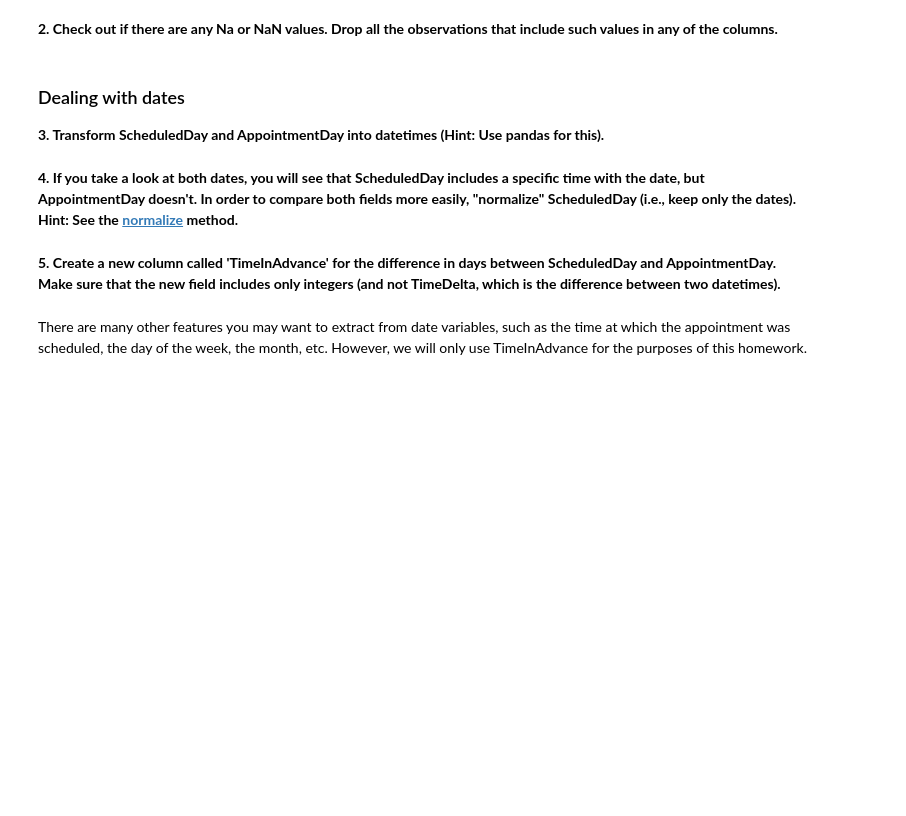
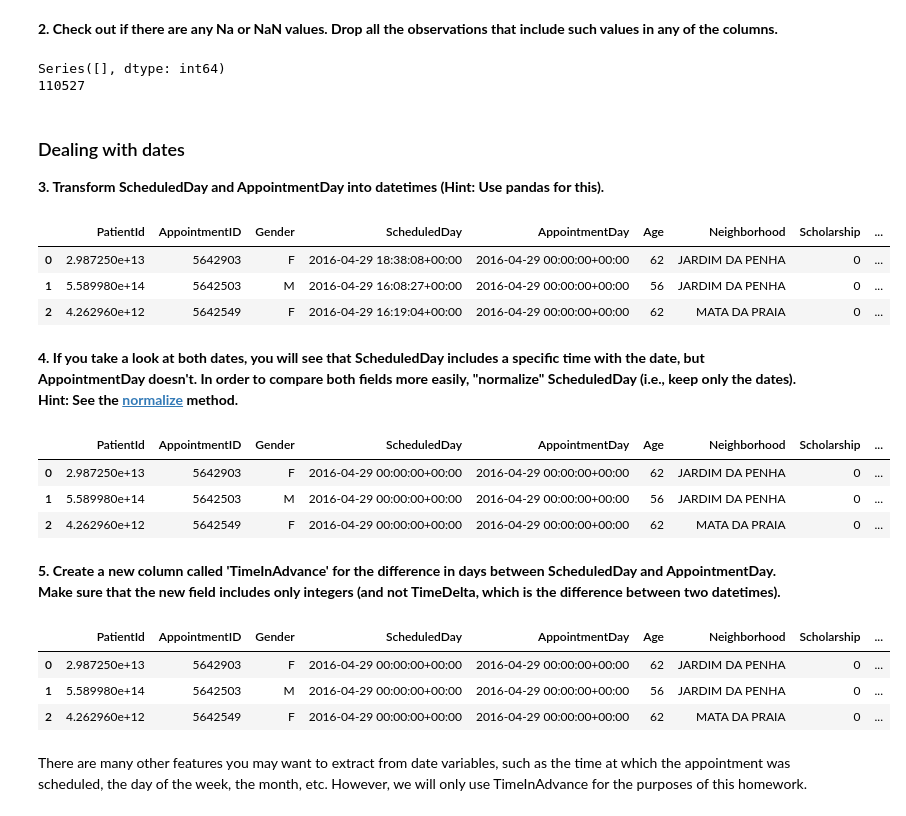
Before and after one commit to HanquanL/DS-Tech-2026spring, a Jupyter notebook: Homeworks/HW_2.ipynb, the cells around one changed output. Saved outputs shown, nothing was run; the diff lists cells and outputs as text; code cells hidden in the pictures; blank space fills up the shorter version.

```diff
--- a/Homeworks/HW_2.ipynb
+++ b/Homeworks/HW_2.ipynb
@@ -57,3 +73,17 @@ Here's a brief summary of the variables you should see:
+# %%
+# Put your answer here
+#check missing values
+missing_value = df.isna().sum()
+print(missing_value[missing_value>0])
+
+#drop missing value
+df = df.dropna()
+
+#check number after drop
+print(df.shape[0])
+# %% [output]
+Series([], dtype: int64)
+110527
 # %% [markdown]
 ### Dealing with dates
 
@@ -63,6 +91,23 @@ Here's a brief summary of the variables you should see:
+# %%
+# Put your answer here
+df["ScheduledDay"] = pd.to_datetime(df["ScheduledDay"])
+df["AppointmentDay"] = pd.to_datetime(df["AppointmentDay"])
+df.head(3)
+# %% [output]
+|  | PatientId | AppointmentID | Gender | ScheduledDay | AppointmentDay | Age | Neighborhood | Scholarship | ... |
+| 0 | 2.987250e+13 | 5642903 | F | 2016-04-29 18:38:08+00:00 | 2016-04-29 00:00:00+00:00 | 62 | JARDIM DA PENHA | 0 | ... |
+| 1 | 5.589980e+14 | 5642503 | M | 2016-04-29 16:08:27+00:00 | 2016-04-29 00:00:00+00:00 | 56 | JARDIM DA PENHA | 0 | ... |
+| 2 | 4.262960e+12 | 5642549 | F | 2016-04-29 16:19:04+00:00 | 2016-04-29 00:00:00+00:00 | 62 | MATA DA PRAIA | 0 | ... |
 # %% [markdown]
 **4. If you take a look at both dates, you will see that ScheduledDay includes a specific time with the date, but AppointmentDay doesn't. In order to compare both fields more easily, "normalize" ScheduledDay (i.e., keep only the dates). Hint: See the [normalize](https://pandas.pydata.org/pandas-docs/stable/generated/pandas.Series.dt.normalize.html) method.**
 # %%
 # Put your answer here
+df["ScheduledDay"]=df["ScheduledDay"].dt.normalize()
+df.head(3)
+# %% [output]
+|  | PatientId | AppointmentID | Gender | ScheduledDay | AppointmentDay | Age | Neighborhood | Scholarship | ... |
+| 0 | 2.987250e+13 | 5642903 | F | 2016-04-29 00:00:00+00:00 | 2016-04-29 00:00:00+00:00 | 62 | JARDIM DA PENHA | 0 | ... |
+| 1 | 5.589980e+14 | 5642503 | M | 2016-04-29 00:00:00+00:00 | 2016-04-29 00:00:00+00:00 | 56 | JARDIM DA PENHA | 0 | ... |
+| 2 | 4.262960e+12 | 5642549 | F | 2016-04-29 00:00:00+00:00 | 2016-04-29 00:00:00+00:00 | 62 | MATA DA PRAIA | 0 | ... |
 # %% [markdown]
 **5. Create a new column called 'TimeInAdvance' for the difference in days between ScheduledDay and AppointmentDay. Make sure that the new field includes only integers (and not TimeDelta, which is the difference between two datetimes).**
@@ -71,3 +114,12 @@ Here's a brief summary of the variables you should see:
+# %%
+# Put your answer here
+df["TimeInAdvance"] = (df["AppointmentDay"] - df["ScheduledDay"]).dt.days.astype(int)
+df.head(3)
+# %% [output]
+|  | PatientId | AppointmentID | Gender | ScheduledDay | AppointmentDay | Age | Neighborhood | Scholarship | ... |
+| 0 | 2.987250e+13 | 5642903 | F | 2016-04-29 00:00:00+00:00 | 2016-04-29 00:00:00+00:00 | 62 | JARDIM DA PENHA | 0 | ... |
+| 1 | 5.589980e+14 | 5642503 | M | 2016-04-29 00:00:00+00:00 | 2016-04-29 00:00:00+00:00 | 56 | JARDIM DA PENHA | 0 | ... |
+| 2 | 4.262960e+12 | 5642549 | F | 2016-04-29 00:00:00+00:00 | 2016-04-29 00:00:00+00:00 | 62 | MATA DA PRAIA | 0 | ... |
 # %% [markdown]
 There are many other features you may want to extract from date variables, such as the time at which the appointment was scheduled, the day of the week, the month, etc. However, we will only use TimeInAdvance for the purposes of this homework.
 # %% [markdown]
```
Also changed, not shown: parts of 25 cells of this notebook, 2 other files.
